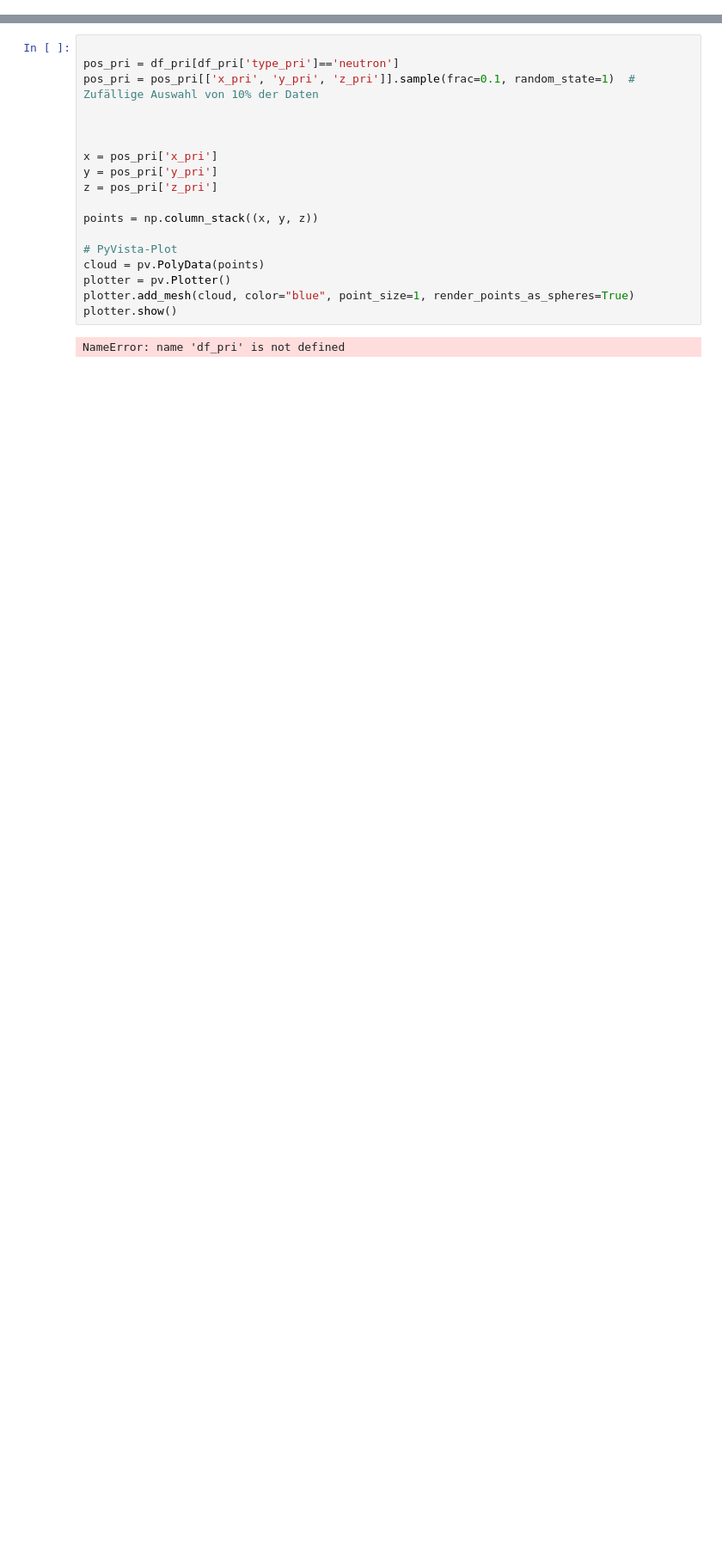
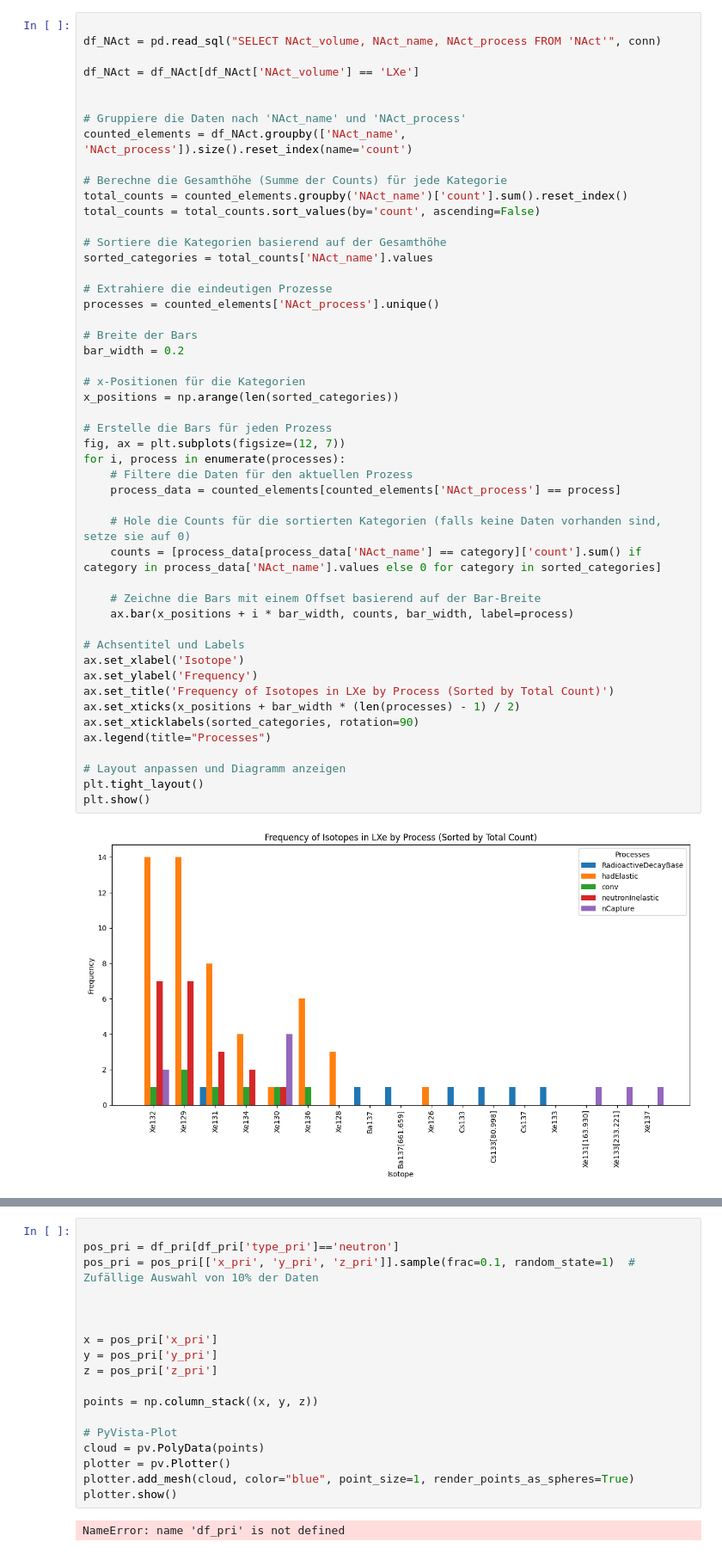
Before and after one commit to B-Koberg/XeSim, a Jupyter notebook: notebooks/NeutronShielding.ipynb, the cells around one changed output, grey strips where cells are left out. Shown at 86% size. Saved outputs shown, nothing was run; the diff lists cells and outputs as text; blank space fills up the shorter version.

```diff
--- a/notebooks/NeutronShielding.ipynb
+++ b/notebooks/NeutronShielding.ipynb
@@ -24,0 +200,51 @@ data = uproot.concatenate(f"{file_pattern}:events/events", library="ak")
+# %%
+
+df_NAct = pd.read_sql("SELECT NAct_volume, NAct_name, NAct_process FROM 'NAct'", conn)
+
+df_NAct = df_NAct[df_NAct['NAct_volume'] == 'LXe']
+
+
+# Gruppiere die Daten nach 'NAct_name' und 'NAct_process'
+counted_elements = df_NAct.groupby(['NAct_name', 'NAct_process']).size().reset_index(name='count')
+
+# Berechne die Gesamthöhe (Summe der Counts) für jede Kategorie
+total_counts = counted_elements.groupby('NAct_name')['count'].sum().reset_index()
+total_counts = total_counts.sort_values(by='count', ascending=False)
+
+# Sortiere die Kategorien basierend auf der Gesamthöhe
+sorted_categories = total_counts['NAct_name'].values
+
+# Extrahiere die eindeutigen Prozesse
+processes = counted_elements['NAct_process'].unique()
+
+# Breite der Bars
+bar_width = 0.2
+
+# x-Positionen für die Kategorien
+x_positions = np.arange(len(sorted_categories))
+
+# Erstelle die Bars für jeden Prozess
+fig, ax = plt.subplots(figsize=(12, 7))
+for i, process in enumerate(processes):
+    # Filtere die Daten für den aktuellen Prozess
+    process_data = counted_elements[counted_elements['NAct_process'] == process]
+
+    # Hole die Counts für die sortierten Kategorien (falls keine Daten vorhanden sind, setze sie auf 0)
+    counts = [process_data[process_data['NAct_name'] == category]['count'].sum() if category in process_data['NAct_name'].values else 0 for category in sorted_categories]
+
+    # Zeichne die Bars mit einem Offset basierend auf der Bar-Breite
+    ax.bar(x_positions + i * bar_width, counts, bar_width, label=process)
+
+# Achsentitel und Labels
+ax.set_xlabel('Isotope')
+ax.set_ylabel('Frequency')
+ax.set_title('Frequency of Isotopes in LXe by Process (Sorted by Total Count)')
+ax.set_xticks(x_positions + bar_width * (len(processes) - 1) / 2)
+ax.set_xticklabels(sorted_categories, rotation=90)
+ax.legend(title="Processes")
+
+# Layout anpassen und Diagramm anzeigen
+plt.tight_layout()
+plt.show()
+# %% [output]
+[figure, added]
```
Also changed, not shown: parts of 23 cells of this notebook, 4 other files.
